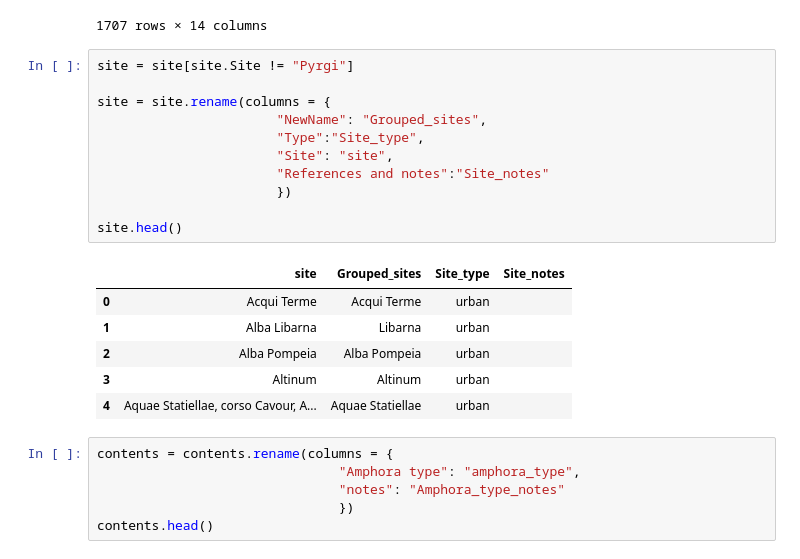
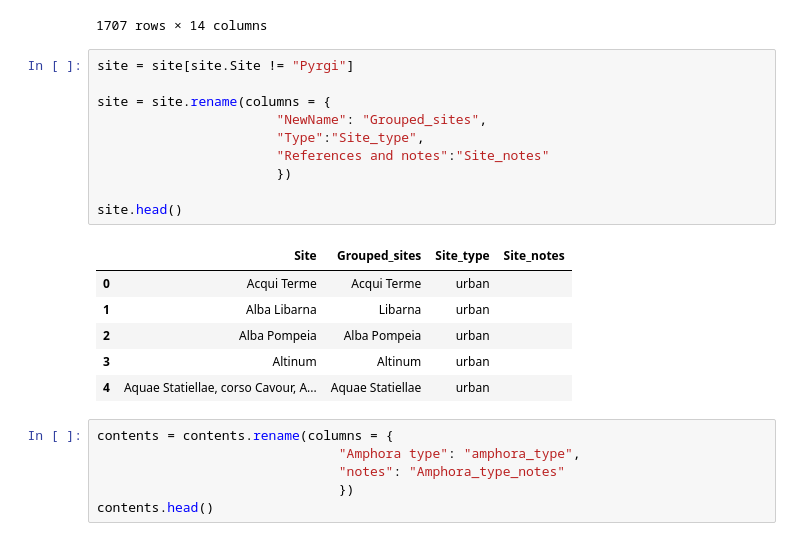
Before and after one commit to Tom-Brughmans/Sonata, a Jupyter notebook: src/application/creating_dataframe.ipynb, the cells around one changed output. Cells and saved outputs as stored; diff of their text form.

```diff
--- a/src/application/creating_dataframe.ipynb
+++ b/src/application/creating_dataframe.ipynb
@@ -57,16 +48,15 @@ df
 # %%
 site = site[site.Site != "Pyrgi"]
 
 site = site.rename(columns = {
                        "NewName": "Grouped_sites",
                        "Type":"Site_type",
-                       "Site": "site",
                        "References and notes":"Site_notes"
                        })
 
 site.head()
 # %% [output]
-|  | site | Grouped_sites | Site_type | Site_notes |
+|  | Site | Grouped_sites | Site_type | Site_notes |
 | 0 | Acqui Terme | Acqui Terme | urban |  |
 | 1 | Alba Libarna | Libarna | urban |  |
 | 2 | Alba Pompeia | Alba Pompeia | urban |  |
```
Also changed, not shown: parts of 18 cells of this notebook, 32 other files.
